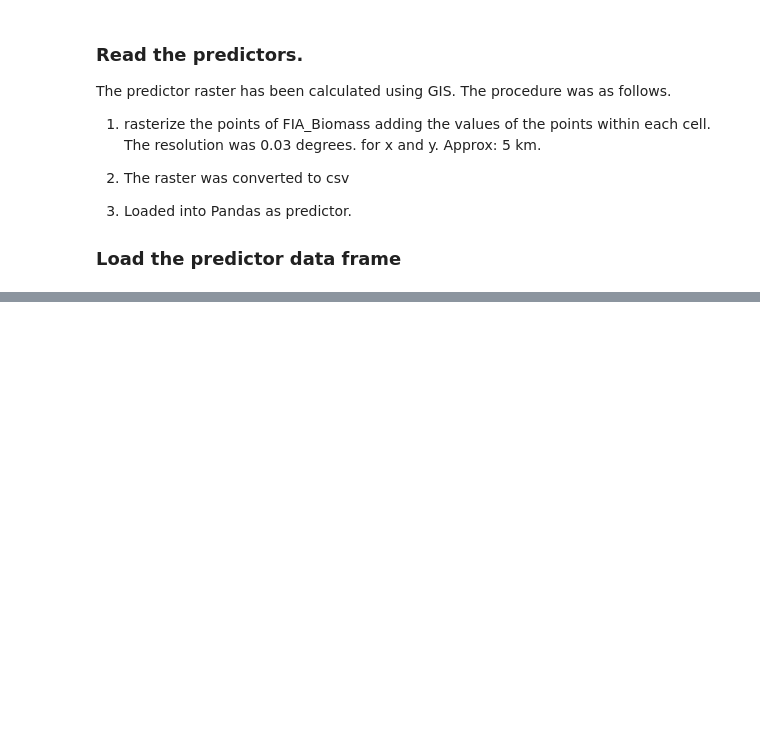
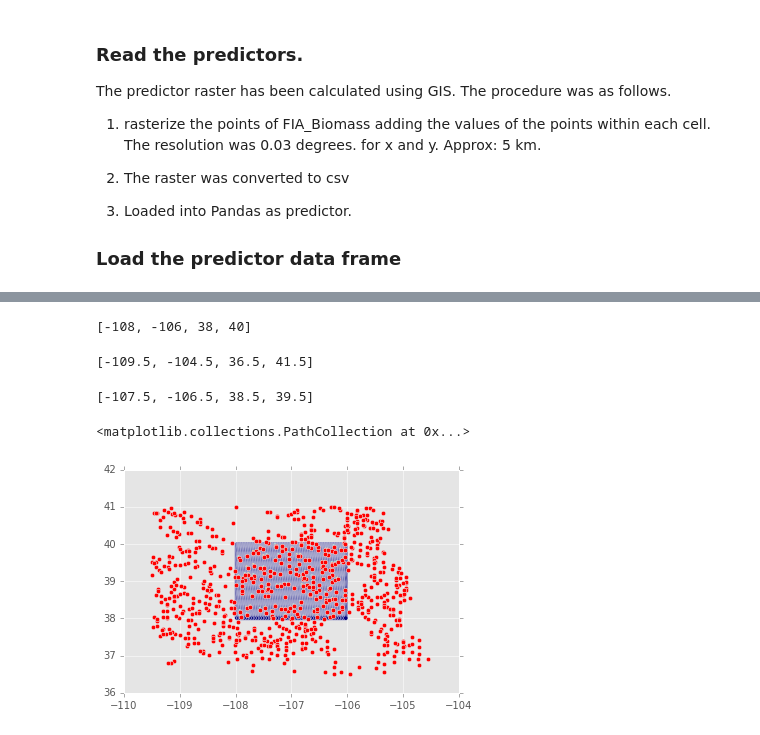
Before and after one commit to molgor/spystats, a Jupyter notebook: notebooks/demo/Kriging_with_a_given_model.ipynb, the cells around one changed output, grey strips where cells are left out. Saved outputs shown, nothing was run; the diff lists cells and outputs as text; code cells hidden in the pictures; blank space fills up the shorter version.

```diff
--- a/notebooks/demo/Kriging_with_a_given_model.ipynb
+++ b/notebooks/demo/Kriging_with_a_given_model.ipynb
@@ -265,0 +165,11 @@ plt.scatter(pred_section.Lon,pred_section.Lat,c=Sx, s=100)
+# %%
+def getOuterBlockExtent(minx,maxx,miny,maxy):
+    # magnitud to shrink
+    shrk = 1.5
+    shrink = lambda x : x + ( float(x)/abs(x) * shrk )
+    shrink_inv = lambda x : x - ( float(x)/abs(x) * shrk )
+    mminx = shrink(minx)
+    mmaxx = shrink_inv(maxx)
+    mminy = shrink_inv(miny)
+    mmaxy = shrink(maxy)
+    return (mminx,mmaxx,mminy,mmaxy)
@@ -265,0 +202,24 @@ plt.scatter(pred_section.Lon,pred_section.Lat,c=Sx, s=100)
+# %%
+exto = [minx,maxx,miny,maxy]
+nminx,nmaxx,nminy,nmaxy = getInnerBlockExtent(*exto)
+megaminx,megamaxx,megaminy,megamaxy = getOuterBlockExtent(*exto)
+# %%
+exto
+# %% [output]
+[-108, -106, 38, 40]
+# %%
+[megaminx,megamaxx,megaminy,megamaxy]
+# %% [output]
+[-109.5, -104.5, 36.5, 41.5]
+# %%
+[nminx,nmaxx,nminy,nmaxy]
+# %% [output]
+[-107.5, -106.5, 38.5, 39.5]
+# %%
+obsec = tools._subselectDataFrameByCoordinates(data,'LON','LAT',megaminx, megamaxx, megaminy, megamaxy)
+predsec = tools._subselectDataFrameByCoordinates(predictors,'Lon','Lat',minx, maxx, miny, maxy)
+plt.scatter(predsec.Lon,predsec.Lat,c=predsec.logSppN)
+plt.scatter(obsec.LON,obsec.LAT,c='red')
+# %% [output]
+<matplotlib.collections.PathCollection at 0x...>
+[figure, added]
```
Also changed, not shown: parts of 80 cells of this notebook, 1 other file.
